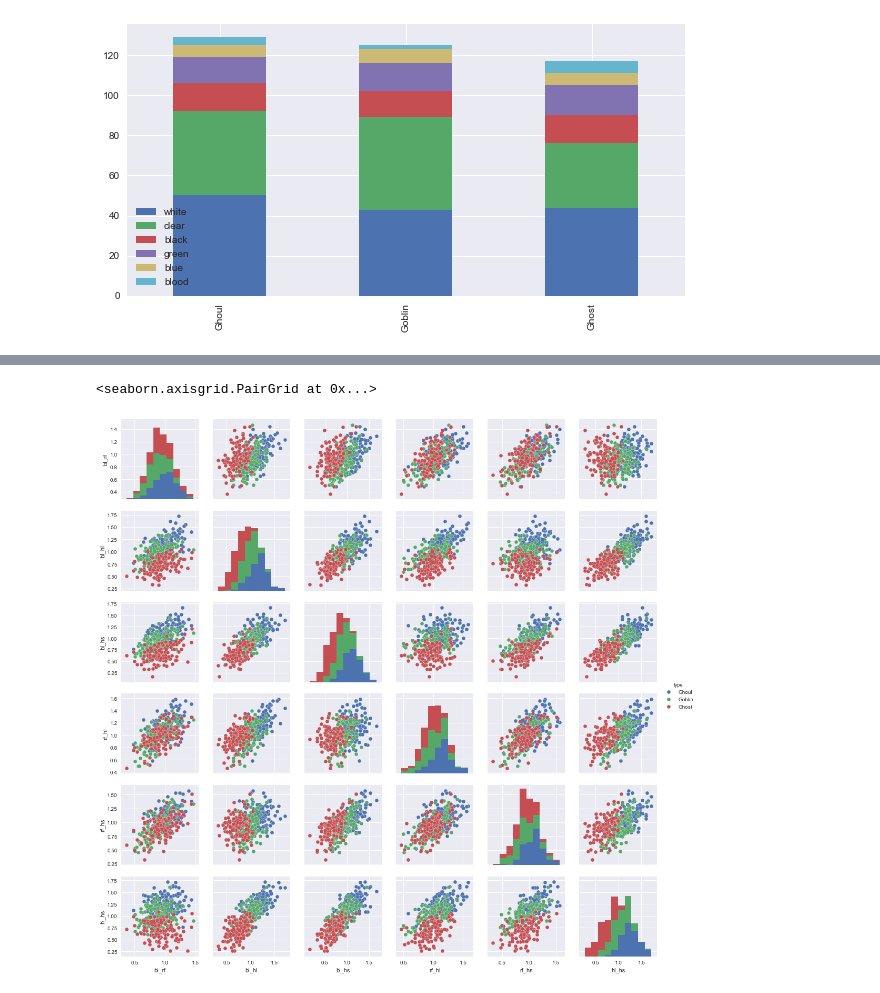
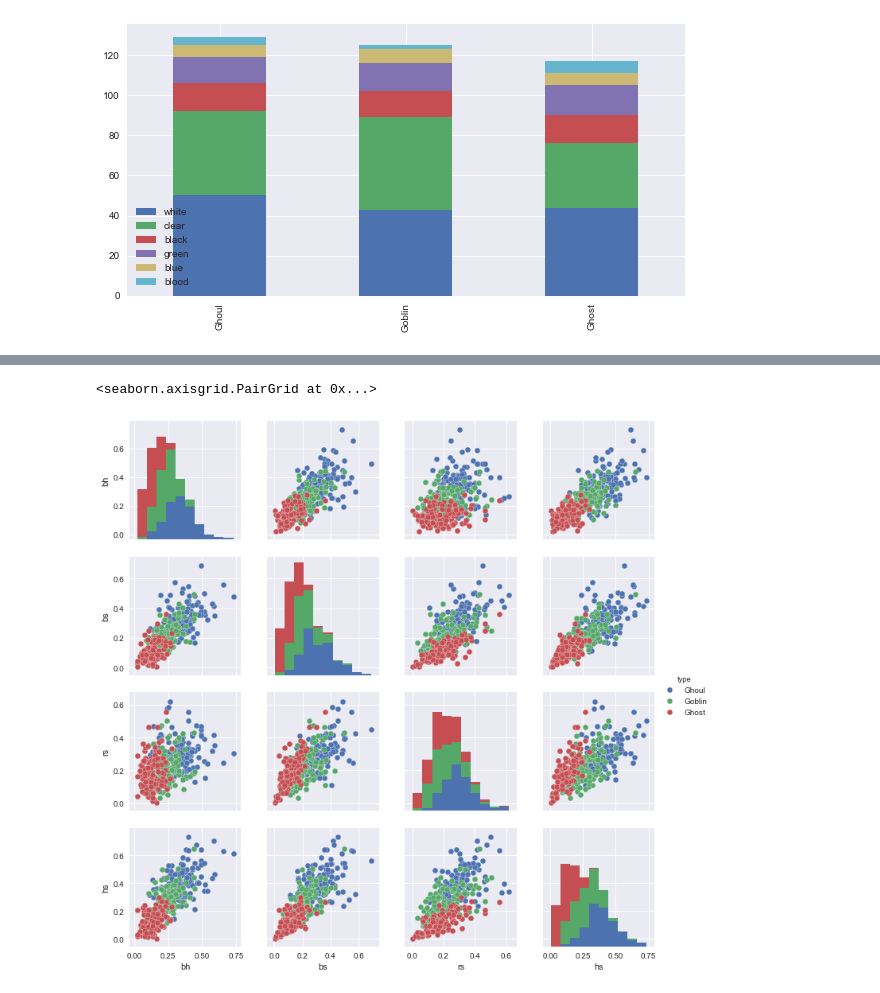
Before and after one commit to Kimjeongguk/Ghouls-Goblin-Ghost, a Jupyter notebook: Ghoul-Goblin_Ghost.ipynb, the cells around one changed output, grey strips where cells are left out. Saved outputs shown, nothing was run; the diff lists cells and outputs as text; code cells hidden in the pictures.

```diff
--- a/Ghoul-Goblin_Ghost.ipynb
+++ b/Ghoul-Goblin_Ghost.ipynb
@@ -43,6 +35,3 @@ test.head()
-# %%
-train = train.drop(['id'],axis=1)
-test = test.drop(['id'],axis=1)
 # %%
 train.head()
 # %% [output]
@@ -95,7 +85,14 @@ sns.pairplot(train,hue="type")
 # %%
-train['bl_rf'] = train.apply(lambda row: row['bone_length']+row['rotting_flesh'],axis=1)
-train['bl_hl'] = train.apply(lambda row: row['bone_length']+row['hair_length'],axis=1)
-train['bl_hs'] = train.apply(lambda row: row['bone_length']+row['has_soul'],axis=1)
-train['rf_hl'] = train.apply(lambda row: row['rotting_flesh']+row['hair_length'],axis=1)
-train['rf_hs'] = train.apply(lambda row: row['rotting_flesh']+row['has_soul'],axis=1)
-train['hl_hs'] = train.apply(lambda row: row['hair_length']+row['has_soul'],axis=1)
+train['br'] = train.apply(lambda row: row['bone_length']*row['rotting_flesh'],axis=1)
+train['bh'] = train.apply(lambda row: row['bone_length']*row['hair_length'],axis=1)
+train['bs'] = train.apply(lambda row: row['bone_length']*row['has_soul'],axis=1)
+train['rh'] = train.apply(lambda row: row['rotting_flesh']*row['hair_length'],axis=1)
+train['rs'] = train.apply(lambda row: row['rotting_flesh']*row['has_soul'],axis=1)
+train['hs'] = train.apply(lambda row: row['hair_length']*row['has_soul'],axis=1)
+
+test['br'] = test.apply(lambda row: row['bone_length']*row['rotting_flesh'],axis=1)
+test['bh'] = test.apply(lambda row: row['bone_length']*row['hair_length'],axis=1)
+test['bs'] = test.apply(lambda row: row['bone_length']*row['has_soul'],axis=1)
+test['rh'] = test.apply(lambda row: row['rotting_flesh']*row['hair_length'],axis=1)
+test['rs'] = test.apply(lambda row: row['rotting_flesh']*row['has_soul'],axis=1)
+test['hs'] = test.apply(lambda row: row['hair_length']*row['has_soul'],axis=1)
@@ -102,7 +105,7 @@ train['hl_hs'] = train.apply(lambda row: row['hair_length']+row['has_soul'],axis
 # %%
 sns.set()
-sns.pairplot(train[["bl_rf","bl_hl","bl_hs","rf_hl","rf_hs","hl_hs","type"]], hue="type")
+sns.pairplot(train[["bh","bs","rs","hs","type"]], hue="type")
 # %% [output]
 <seaborn.axisgrid.PairGrid at 0x...>
-[figure, old version]
+[figure, new version]
 # %%
```
Also changed, not shown: parts of 22 cells of this notebook, 6 other files.
